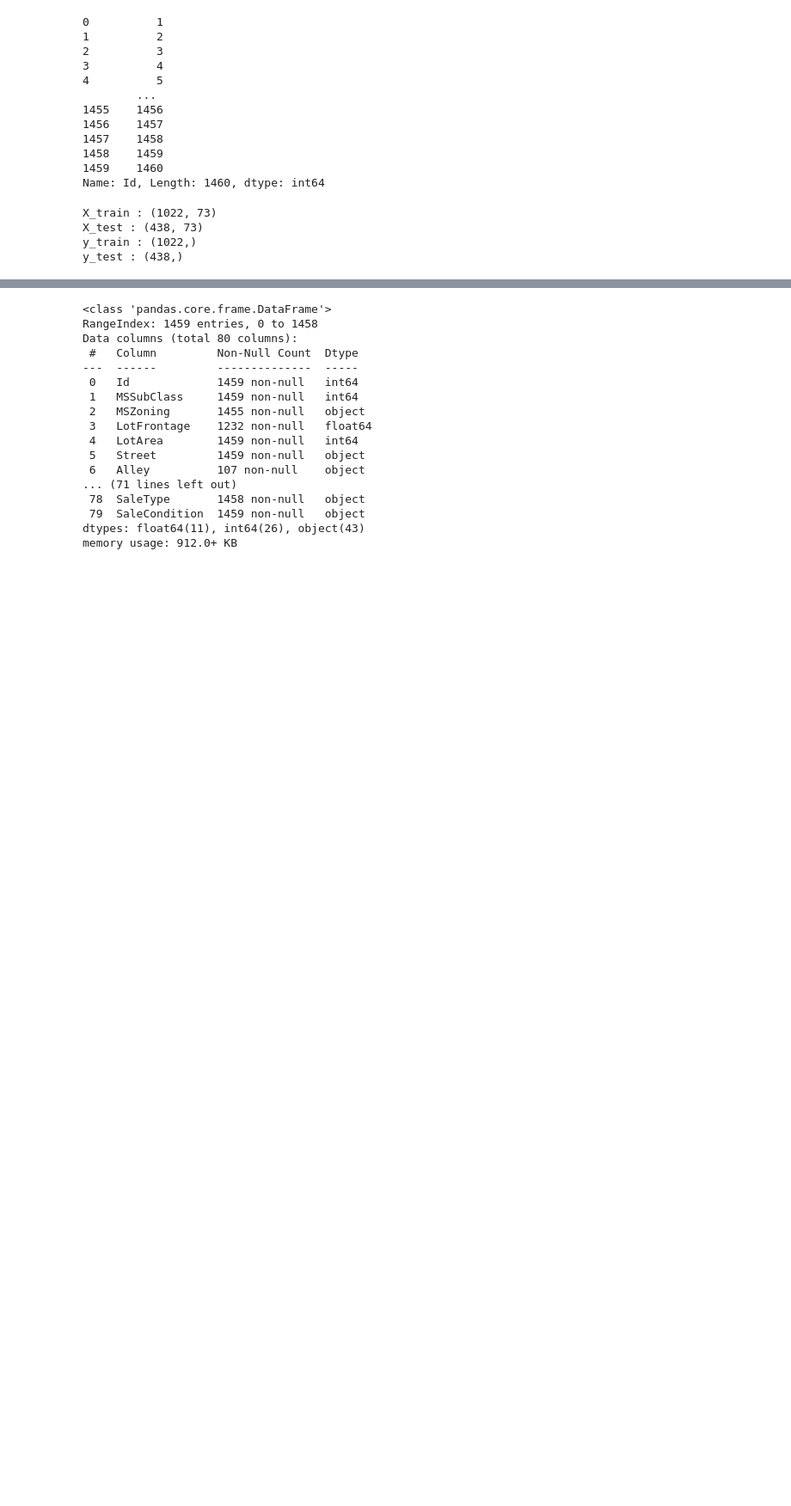
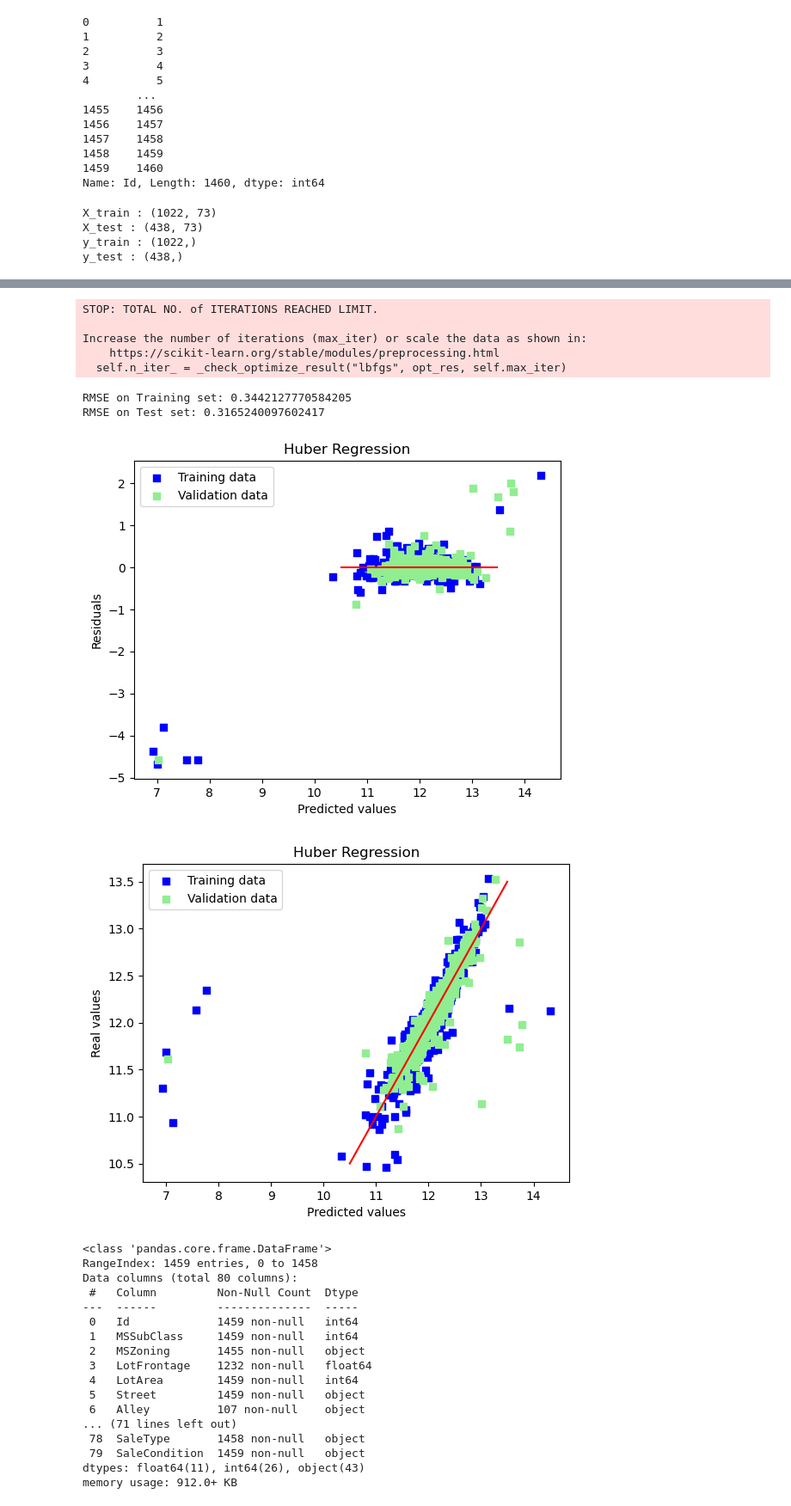
Before and after one commit to AyeshaIrshad1337/House-Price-Prediction-Kaggle-Competition, a Jupyter notebook: house-price-prediction-competition.ipynb, the cells around one changed output, grey strips where cells are left out. Shown at 86% size. Cells and saved outputs as stored; diff of their text form; code cells hidden in the pictures; blank space fills up the shorter version.

Commit message:
Kaggle Notebook | house price prediction competition | Version 13

```diff
--- a/house-price-prediction-competition.ipynb
+++ b/house-price-prediction-competition.ipynb
@@ -643,3 +652,48 @@ AttributeError: 'numpy.ndarray' object has no attribute 'columns'
+# %%
+from sklearn.linear_model import HuberRegressor
+huber = HuberRegressor(epsilon=1.35)
+
+# Fit the model with cross-validation to find the best epsilon
+huber.fit(X_train, y_train)
+
+
+# Predictions on training and testing sets
+y_train_huber = huber.predict(X_train)
+y_test_huber = huber.predict(X_test)
+
+# Print RMSE on training and testing sets
+print("RMSE on Training set:", np.sqrt(mean_squared_error(y_train_huber, y_train)))
+print("RMSE on Test set:", np.sqrt(mean_squared_error(y_test_huber, y_test)))
+
+# Plot residuals
+plt.scatter(y_train_huber, y_train_huber - y_train, c="blue", marker="s", label="Training data")
+plt.scatter(y_test_huber, y_test_huber - y_test, c="lightgreen", marker="s", label="Validation data")
+plt.title("Huber Regression")
+plt.xlabel("Predicted values")
+plt.ylabel("Residuals")
+plt.legend(loc="upper left")
+plt.hlines(y=0, xmin=10.5, xmax=13.5, color="red")
+plt.show()
+
+# Plot predictions
+plt.scatter(y_train_huber, y_train, c="blue", marker="s", label="Training data")
+plt.scatter(y_test_huber, y_test, c="lightgreen", marker="s", label="Validation data")
+plt.title("Huber Regression")
+plt.xlabel("Predicted values")
+plt.ylabel("Real values")
+plt.legend(loc="upper left")
+plt.plot([10.5, 13.5], [10.5, 13.5], c="red")
+plt.show()
+# %% [output]
+STOP: TOTAL NO. of ITERATIONS REACHED LIMIT.
+
+Increase the number of iterations (max_iter) or scale the data as shown in:
+    https://scikit-learn.org/stable/modules/preprocessing.html
+  self.n_iter_ = _check_optimize_result("lbfgs", opt_res, self.max_iter)
+RMSE on Training set: 0.3442127770584205
+RMSE on Test set: 0.3165240097602417
+[figure, added]
+[figure, added]
 # %%
 test.info()
 # %% [output]
```
Also changed, not shown: parts of 22 cells of this notebook.
